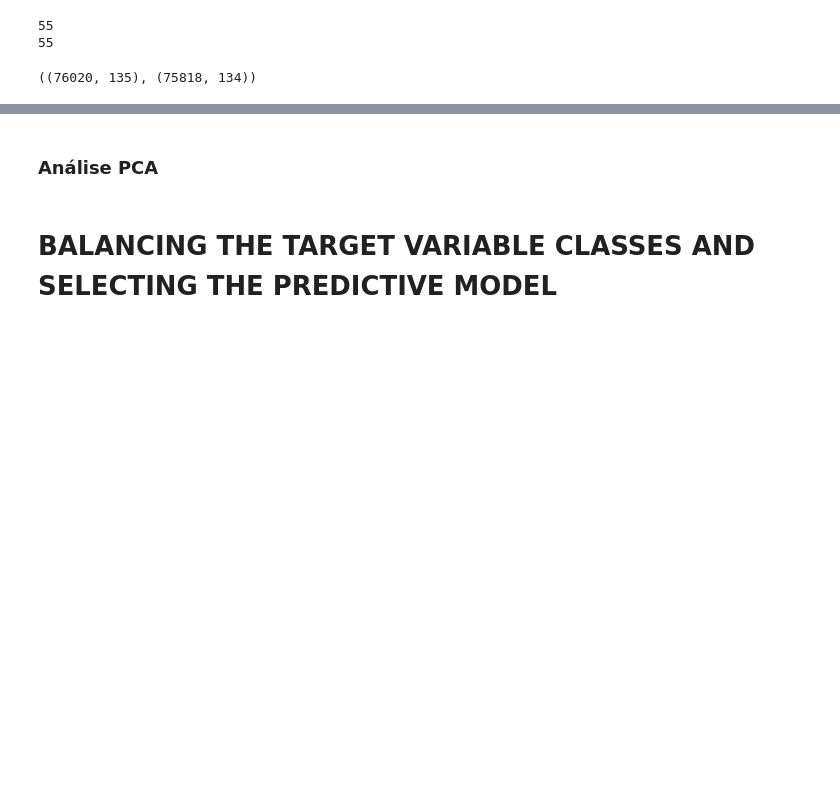
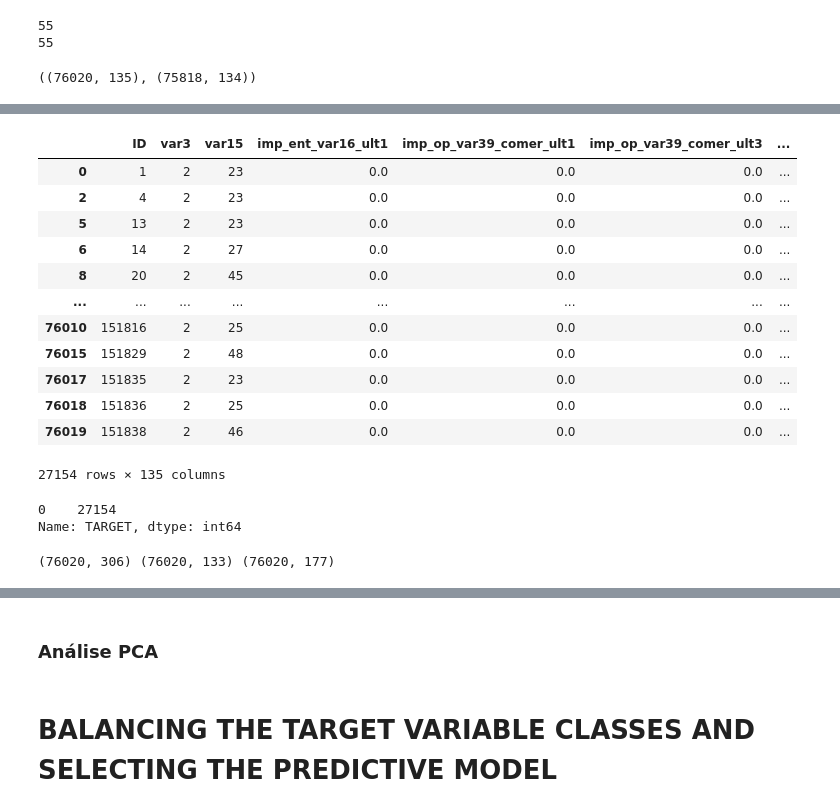
Before and after one commit to leandrofusco/Santander_Customer_Satisfaction, a Jupyter notebook: Projeto_Santander.ipynb, the cells around one changed output, grey strips where cells are left out. Saved outputs shown, nothing was run; the diff lists cells and outputs as text; code cells hidden in the pictures; blank space fills up the shorter version.

```diff
--- a/Projeto_Santander.ipynb
+++ b/Projeto_Santander.ipynb
@@ -479,2 +414,2 @@ for i in x_train_vc_hv_co.var().sort_values(ascending=False).index[0:10]:
 # %%
-x_train_vc_hv_co.quantile(0.25)
+q1 = x_train_vc_hv_co.quantile(0.25)
@@ -494,2 +416,2 @@ Name: 0.25, Length: 135, dtype: float64
 # %%
-x_train_vc_hv_co.quantile(0.75)
+q3 = x_train_vc_hv_co.quantile(0.75)
@@ -521,0 +418,2 @@ for feature in train_data[train_data_ac_hv_co.var().sort_values(ascending=False)
+# %%
+iqr = q3-q1
@@ -521,0 +475,26 @@ for feature in train_data[train_data_ac_hv_co.var().sort_values(ascending=False)
+# %%
+# Removendo outliers
+
+x_train_ag = x_train_vc_hv_co.copy()
+x_train_sair = x_train_ag[((x_train_ag >= (q1 - 1.5*iqr)) & (x_train_ag <= (q3 + 1.5*iqr))).all(axis=1)]
+# %%
+x_train_sair
+# %% [output]
+|  | ID | var3 | var15 | imp_ent_var16_ult1 | imp_op_var39_comer_ult1 | imp_op_var39_comer_ult3 | ... |
+| 0 | 1 | 2 | 23 | 0.0 | 0.0 | 0.0 | ... |
+| 2 | 4 | 2 | 23 | 0.0 | 0.0 | 0.0 | ... |
+| 5 | 13 | 2 | 23 | 0.0 | 0.0 | 0.0 | ... |
+| 6 | 14 | 2 | 27 | 0.0 | 0.0 | 0.0 | ... |
+| 8 | 20 | 2 | 45 | 0.0 | 0.0 | 0.0 | ... |
+| ... | ... | ... | ... | ... | ... | ... | ... |
+| 76010 | 151816 | 2 | 25 | 0.0 | 0.0 | 0.0 | ... |
+| 76015 | 151829 | 2 | 48 | 0.0 | 0.0 | 0.0 | ... |
+| 76017 | 151835 | 2 | 23 | 0.0 | 0.0 | 0.0 | ... |
+| 76018 | 151836 | 2 | 25 | 0.0 | 0.0 | 0.0 | ... |
+| 76019 | 151838 | 2 | 46 | 0.0 | 0.0 | 0.0 | ... |
+27154 rows × 135 columns
+# %%
+x_train_sair.TARGET.value_counts()
+# %% [output]
+0    27154
+Name: TARGET, dtype: int64
@@ -521,0 +507,4 @@ for feature in train_data[train_data_ac_hv_co.var().sort_values(ascending=False)
+# %%
+print(x_train_scaled.shape, x_train_scaled1.shape, x_train_scaled2.shape)
+# %% [output]
+(76020, 306) (76020, 133) (76020, 177)
```
Also changed, not shown: parts of 15 cells of this notebook.
